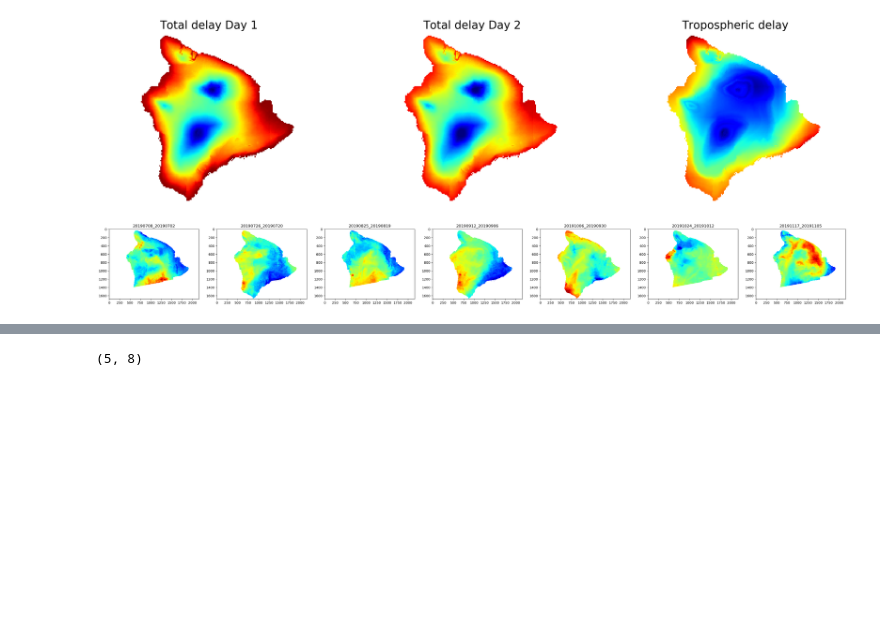
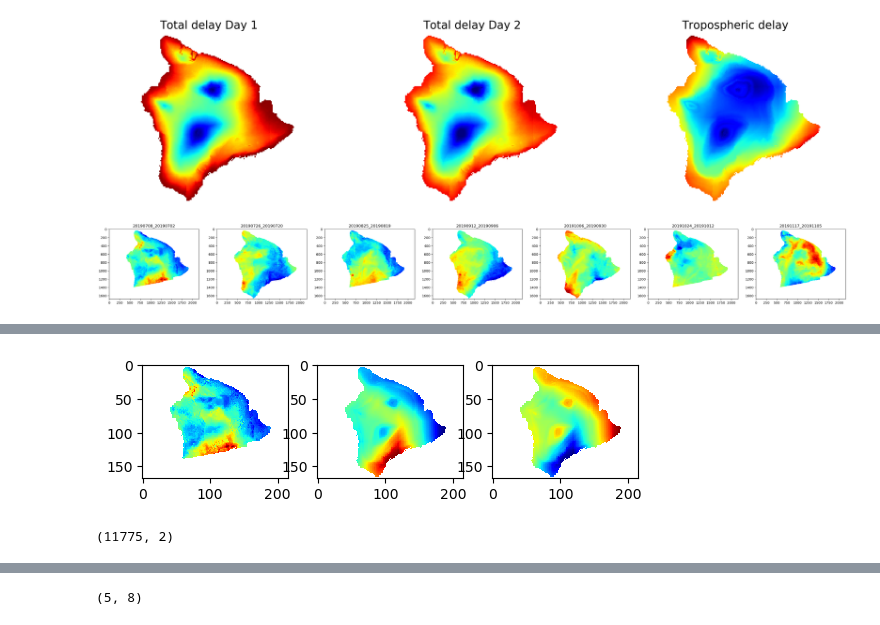
Before and after one commit to ngohikennyyue/Tropo_corrections, a Jupyter notebook: Hawaii_example.ipynb, the cells around one changed output, grey strips where cells are left out. Drawn from its saved outputs; the diff is of its cells as text; code cells hidden in the pictures; blank space fills up the shorter version.

```diff
--- a/Hawaii_example.ipynb
+++ b/Hawaii_example.ipynb
@@ -275,0 +293,14 @@ plt.show()
+# %%
+fig, axes = plt.subplots(1,3)
+test = (-TD_list[0])
+test[np.isnan(test)]=0
+axes[0].imshow(IFG[0][::10,::10]- IFG[0][::10,::10][100,100], cmap='jet')
+axes[1].imshow(-TD_list[0] + TD_list[0][100,100] , cmap='jet')
+axes[2].imshow(-TD_list[0] - linear_regressor.predict(test.ravel().reshape(-1,1)).reshape(TD_list[0].shape), cmap='jet')
+plt.show()
+# %% [output]
+[figure, added]
+# %%
+data.iloc[:,0:2].values.shape
+# %% [output]
+(11775, 2)
```
Also changed, not shown: parts of 5 cells of this notebook, 1 other file.
